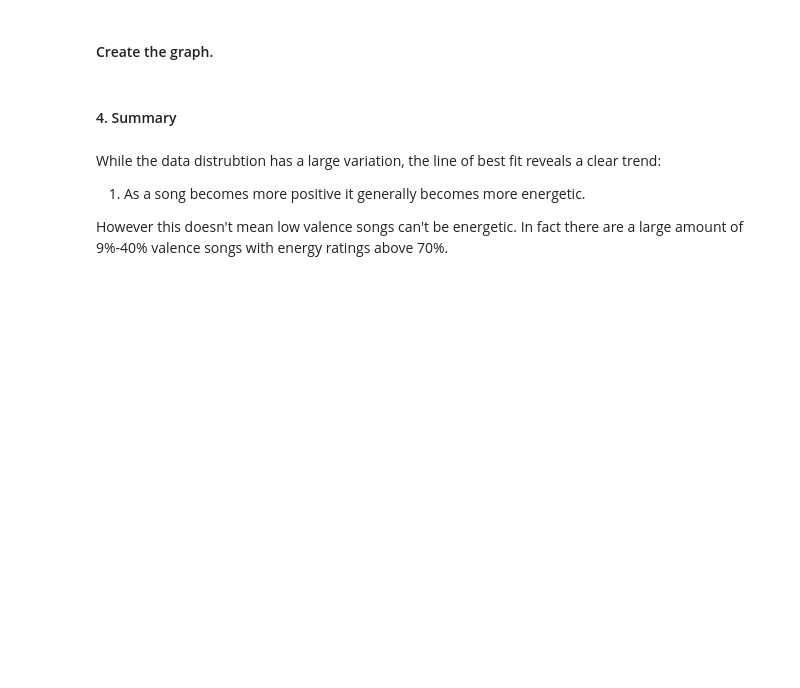
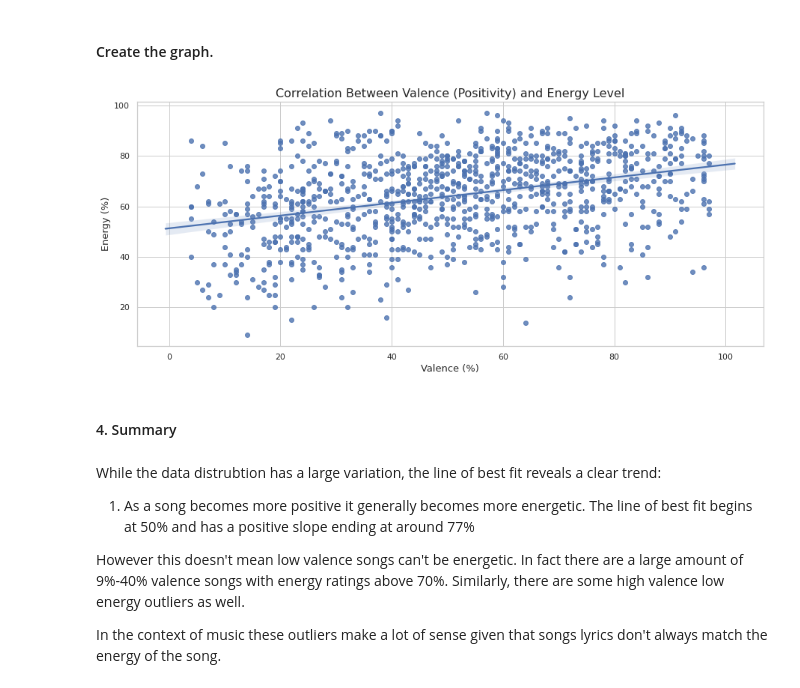
Before and after one commit to mLucas55/spotify-data-analysis, a Jupyter notebook: spotify-analysis.ipynb, the cells around one changed output. Saved outputs shown, nothing was run; the diff lists cells and outputs as text; code cells hidden in the pictures; blank space fills up the shorter version.

```diff
--- a/spotify-analysis.ipynb
+++ b/spotify-analysis.ipynb
@@ -281,10 +282,22 @@ print(len(valence))
 953
 # %% [markdown]
 #### Create the graph.
+# %%
+sns.set(style = "whitegrid")
+plt.figure(figsize = (15, 6))
+sns.regplot(x = valence, y = energy)
+plt.title("Correlation Between Valence (Positivity) and Energy Level").set_fontsize('16')
+plt.xlabel("Valence (%)").set_fontsize('13')
+plt.ylabel("Energy (%)").set_fontsize('13')
+plt.show()
+# %% [output]
+[figure, added]
 # %% [markdown]
 #### 4. Summary
 # %% [markdown]
 While the data distrubtion has a large variation, the line of best fit reveals a clear trend:
-1. As a song becomes more positive it generally becomes more energetic.
+1. As a song becomes more positive it generally becomes more energetic. The line of best fit begins at 50% and has a positive slope ending at around 77%
 
-However this doesn't mean low valence songs can't be energetic. In fact there are a large amount of 9%-40% valence songs with energy ratings above 70%.
+However this doesn't mean low valence songs can't be energetic. In fact there are a large amount of 9%-40% valence songs with energy ratings above 70%. Similarly, there are some high valence low energy outliers as well.
+
+In the context of music these outliers make a lot of sense given that songs lyrics don't always match the energy of the song.
```
Also changed, not shown: parts of 18 cells of this notebook.
